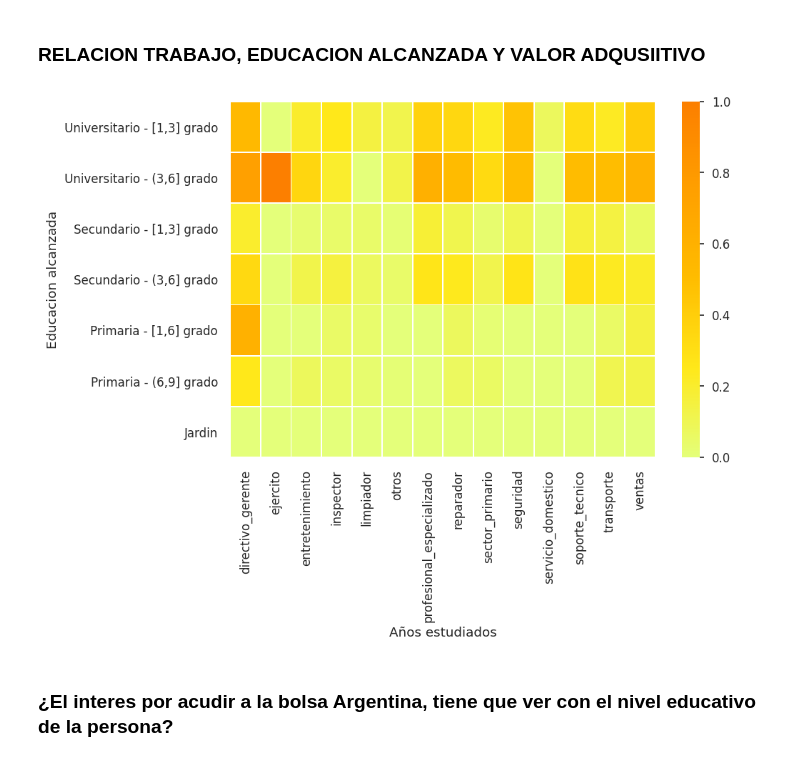
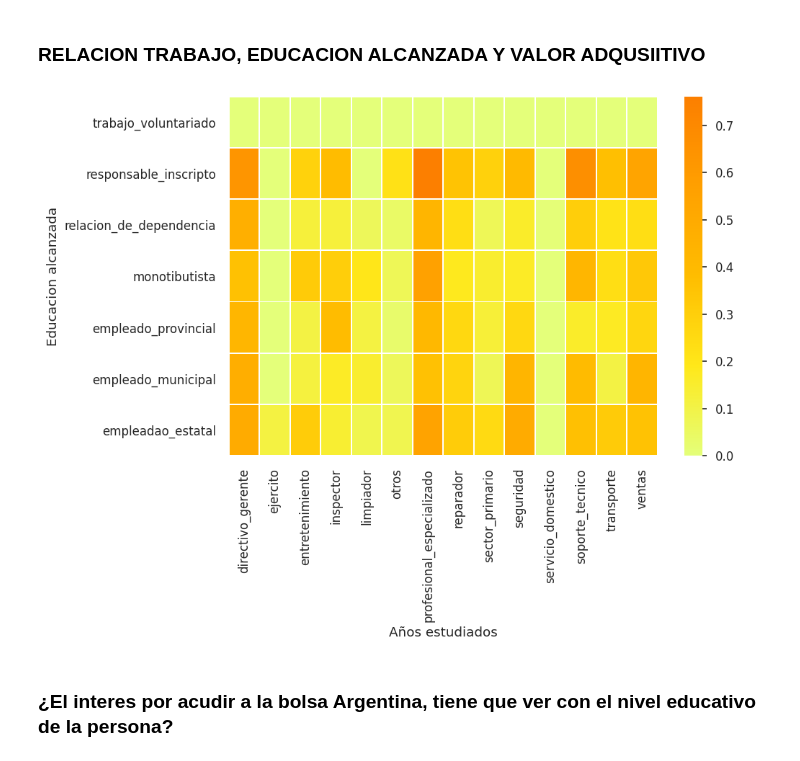
Before and after one commit to fjpacheco/machine-learning, a Jupyter notebook: preguntas_randoms-Copy1.ipynb, the cells around one changed output. Cells and saved outputs as stored; diff of their text form; code cells hidden in the pictures.

```diff
--- a/preguntas_randoms-Copy1.ipynb
+++ b/preguntas_randoms-Copy1.ipynb
@@ -971,21 +900,21 @@ plt.show()
 # %%
 plt.figure(dpi=120)
 pivoted = pd.pivot_table(
     data =df,
-    index ='Educacion alcanzada generalizada distinta',
+    index ='categoria_de_trabajo',
     values = 'tiene_alto_valor_adquisitivo',
     columns = 'trabajo',
 )
 pivoted.sort_index(ascending =  False, inplace = True)
 pivoted = pivoted.replace(np.nan,0)
 g = sns.heatmap(pivoted, annot=False, cmap="Wistia", linewidths=.5)
 g.set_ylabel("Educacion alcanzada")
 g.set_xlabel("Años estudiados")
 #g.set_title("Proporcion alto valor adquisitivos\nsegun años estudiados y educacion alcanzada\ny estando sin matrimonio")
 
 plt.show()
 # %% [output]
-[figure, old version]
+[figure, new version]
 # %% [markdown]
 ### ¿El interes por acudir a la bolsa Argentina, tiene que ver con el nivel educativo de la persona?
 # %%
```
Also changed, not shown: parts of 9 cells of this notebook, 4 other files.
